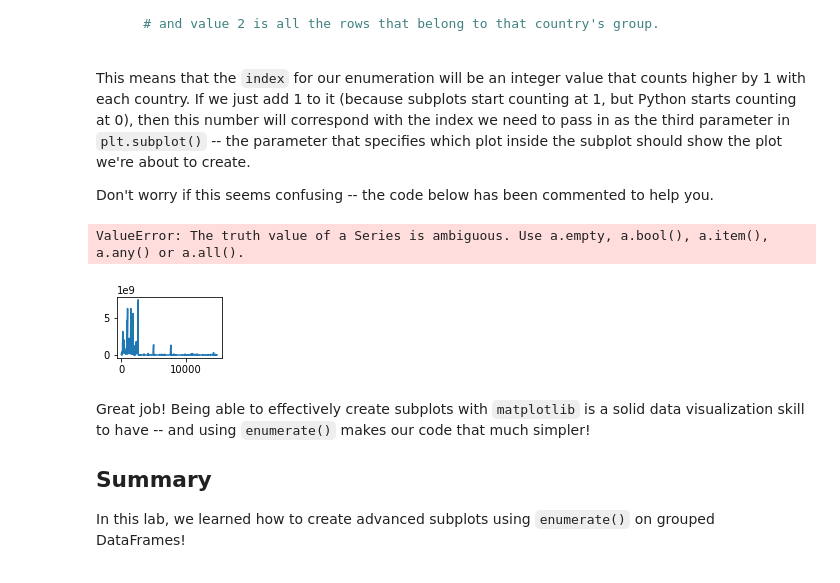
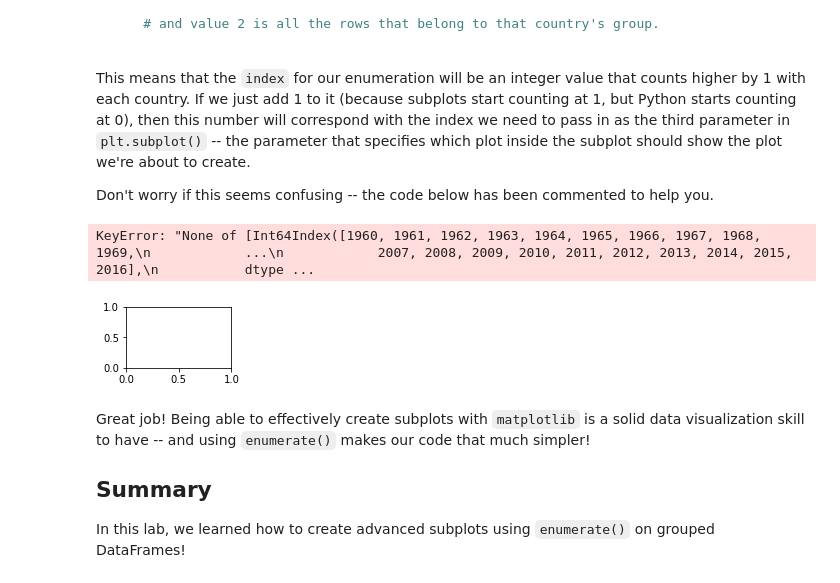
Before and after one commit to sealaurel/dsc-subplots-and-enumeration-lab, a Jupyter notebook: index.ipynb, the cells around one changed output. Drawn from its saved outputs; the diff is of its cells as text; code cells hidden in the pictures.

```diff
--- a/index.ipynb
+++ b/index.ipynb
@@ -240,29 +240,27 @@ Don't worry if this seems confusing -- the code below has been commented to help
 # %%
 # Group the DataFrame by Country Name (this line has been provided for you)
 grouped_df = df.groupby('Country Name')
 
 # pass in figsize=(20,40) and also set the facecolor parameter to 'white'
 plt.figure(figsize=(20,40), facecolor='white')
 
 # Complete the line below so that the first loop variable is the called index,
 # and the second loop variable is the tuple (countryname, population)
 for index,(countryname, population) in enumerate(grouped_df):
 
     # Get the unique subplot where the plot we're creating during this iteration
     # of the loop will live. Our subplot will be 30 rows of 9 plots each
     # Set the third value to be index+1
     ax = plt.subplot(30, 9, index+1)
-    population = df['Value']
-    year = df['Year']
     # Complete the line to create the plot for this subplot
     # Same visualizations as we created above!
-    population.plot(x=year, y=population, ax = plt.subplot(30, 9, index+1), legend=False)
+    population.plot(x = year, y= population , ax = ax, legend=False)
 
     # Set the title of each plot, so we know which country it represents
     ax.set_title(df['Country Name'])
 # %% [output]
-ValueError: The truth value of a Series is ambiguous. Use a.empty, a.bool(), a.item(), a.any() or a.all().
+KeyError: "None of [Int64Index([1960, 1961, 1962, 1963, 1964, 1965, 1966, 1967, 1968, 1969,\n            ...\n            2007, 2008, 2009, 2010, 2011, 2012, 2013, 2014, 2015, 2016],\n           dtype ...
-[figure, old version]
+[figure, new version]
 # %% [markdown]
 Great job! Being able to effectively create subplots with `matplotlib` is a solid data visualization skill to have -- and using `enumerate()` makes our code that much simpler!
 
```
